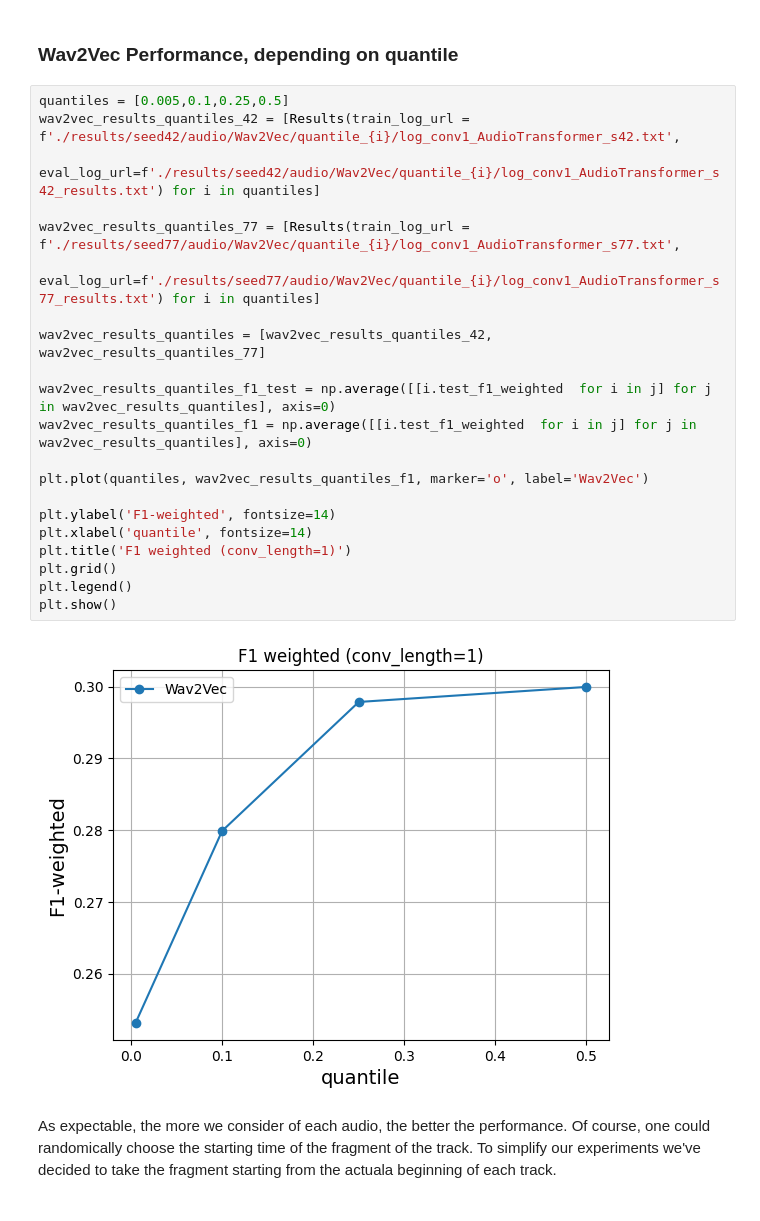
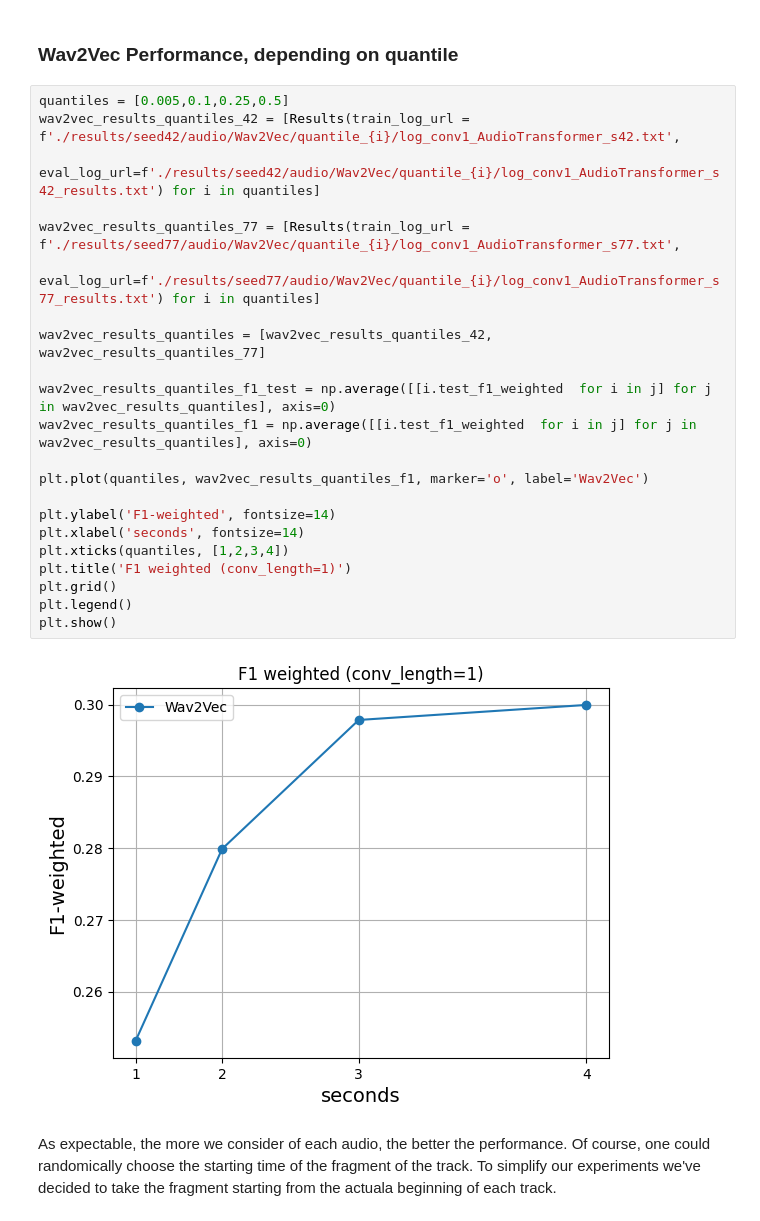
Before and after one commit to eskinderit/A-comparison-of-small-and-large-uni-multi-modal-language-models-for-sentiment-analysis-, a Jupyter notebook: Result Visualization.ipynb, the cells around one changed output. Drawn from its saved outputs; the diff is of its cells as text.

Commit message:
Fixed MFCC results visualization

```diff
--- a/Result Visualization.ipynb
+++ b/Result Visualization.ipynb
@@ -505,26 +505,27 @@ The same considerations done for the Text models hold even for these Audio model
 # %%
 quantiles = [0.005,0.1,0.25,0.5]
 wav2vec_results_quantiles_42 = [Results(train_log_url = f'./results/seed42/audio/Wav2Vec/quantile_{i}/log_conv1_AudioTransformer_s42.txt',
     eval_log_url=f'./results/seed42/audio/Wav2Vec/quantile_{i}/log_conv1_AudioTransformer_s42_results.txt') for i in quantiles]
 
 wav2vec_results_quantiles_77 = [Results(train_log_url = f'./results/seed77/audio/Wav2Vec/quantile_{i}/log_conv1_AudioTransformer_s77.txt',
     eval_log_url=f'./results/seed77/audio/Wav2Vec/quantile_{i}/log_conv1_AudioTransformer_s77_results.txt') for i in quantiles]
 
 wav2vec_results_quantiles = [wav2vec_results_quantiles_42, wav2vec_results_quantiles_77]
 
 wav2vec_results_quantiles_f1_test = np.average([[i.test_f1_weighted  for i in j] for j in wav2vec_results_quantiles], axis=0)
 wav2vec_results_quantiles_f1 = np.average([[i.test_f1_weighted  for i in j] for j in wav2vec_results_quantiles], axis=0)
 
 plt.plot(quantiles, wav2vec_results_quantiles_f1, marker='o', label='Wav2Vec')
 
 plt.ylabel('F1-weighted', fontsize=14)
-plt.xlabel('quantile', fontsize=14)
+plt.xlabel('seconds', fontsize=14)
+plt.xticks(quantiles, [1,2,3,4])
 plt.title('F1 weighted (conv_length=1)')
 plt.grid()
 plt.legend()
 plt.show()
 # %% [output]
-[figure, old version]
+[figure, new version]
 # %% [markdown]
 As expectable, the more we consider of each audio, the better the performance. Of course, one could randomically choose the starting time of the fragment of the track. To simplify our experiments we've decided to take the fragment starting from the actuala beginning of each track.
 # %% [markdown]
```
Also changed, not shown: parts of 3 cells of this notebook.
